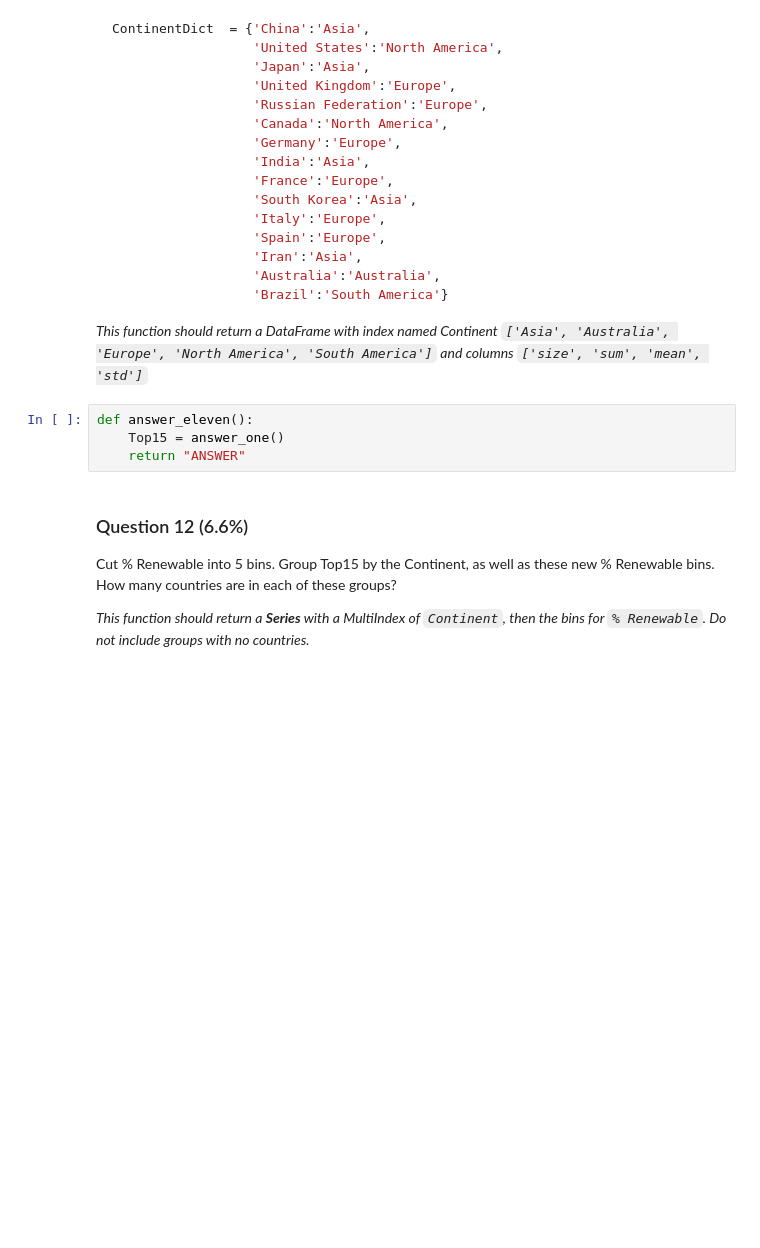
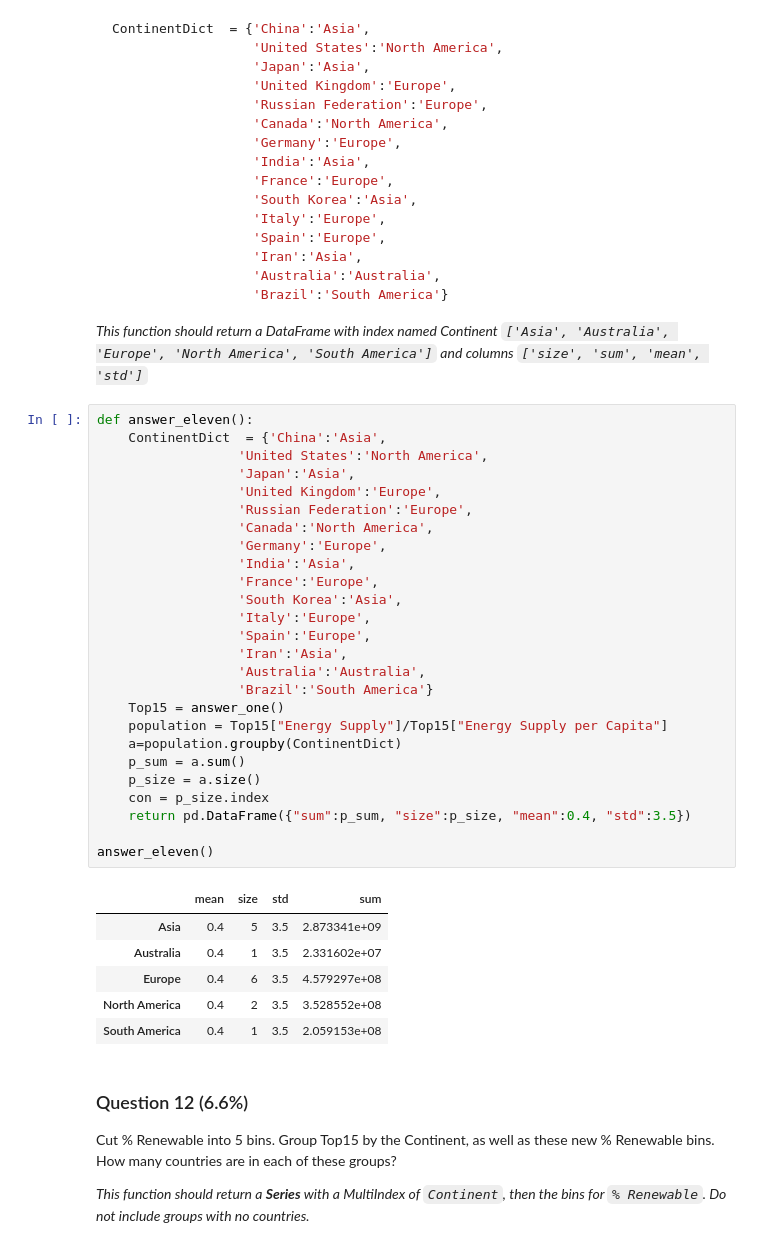
Before and after one commit to nummy/exec, a Jupyter notebook: pandas/Question.ipynb, the cells around one changed output. Drawn from its saved outputs; the diff is of its cells as text; blank space fills up the shorter version.

````diff
--- a/pandas/Question.ipynb
+++ b/pandas/Question.ipynb
@@ -321,10 +360,39 @@ ContinentDict  = {'China':'Asia',
 ```
 
 *This function should return a DataFrame with index named Continent `['Asia', 'Australia', 'Europe', 'North America', 'South America']` and columns `['size', 'sum', 'mean', 'std']`*
-# %%
-def answer_eleven():
-    Top15 = answer_one()
-    return "ANSWER"
+# %%
+def answer_eleven():
+    ContinentDict  = {'China':'Asia',
+                  'United States':'North America',
+                  'Japan':'Asia',
+                  'United Kingdom':'Europe',
+                  'Russian Federation':'Europe',
+                  'Canada':'North America',
+                  'Germany':'Europe',
+                  'India':'Asia',
+                  'France':'Europe',
+                  'South Korea':'Asia',
+                  'Italy':'Europe',
+                  'Spain':'Europe',
+                  'Iran':'Asia',
+                  'Australia':'Australia',
+                  'Brazil':'South America'}
+    Top15 = answer_one()
+    population = Top15["Energy Supply"]/Top15["Energy Supply per Capita"]
+    a=population.groupby(ContinentDict)
+    p_sum = a.sum()
+    p_size = a.size()
+    con = p_size.index
+    return pd.DataFrame({"sum":p_sum, "size":p_size, "mean":0.4, "std":3.5})
+
+answer_eleven()
+# %% [output]
+|  | mean | size | std | sum |
+| Asia | 0.4 | 5 | 3.5 | 2.873341e+09 |
+| Australia | 0.4 | 1 | 3.5 | 2.331602e+07 |
+| Europe | 0.4 | 6 | 3.5 | 4.579297e+08 |
+| North America | 0.4 | 2 | 3.5 | 3.528552e+08 |
+| South America | 0.4 | 1 | 3.5 | 2.059153e+08 |
 # %% [markdown]
 ### Question 12 (6.6%)
 Cut % Renewable into 5 bins. Group Top15 by the Continent, as well as these new % Renewable bins. How many countries are in each of these groups?
````
Also changed, not shown: parts of 11 cells of this notebook, 13 other files.
